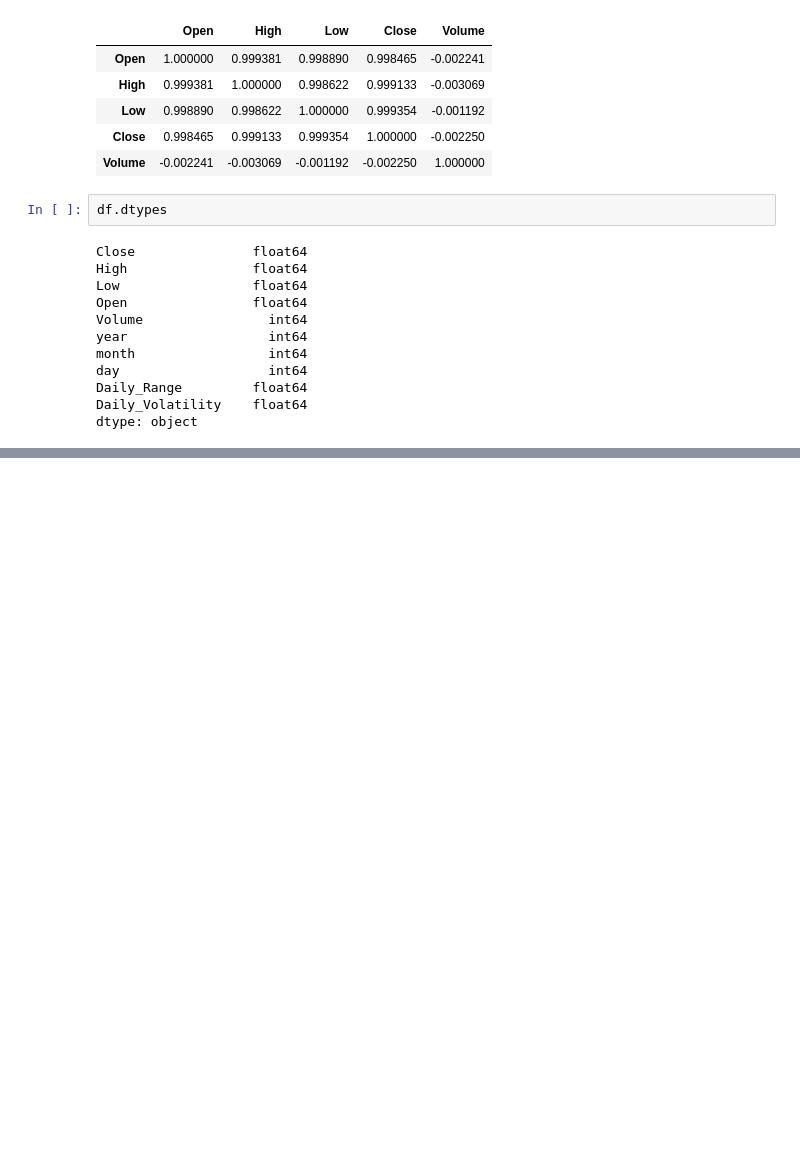
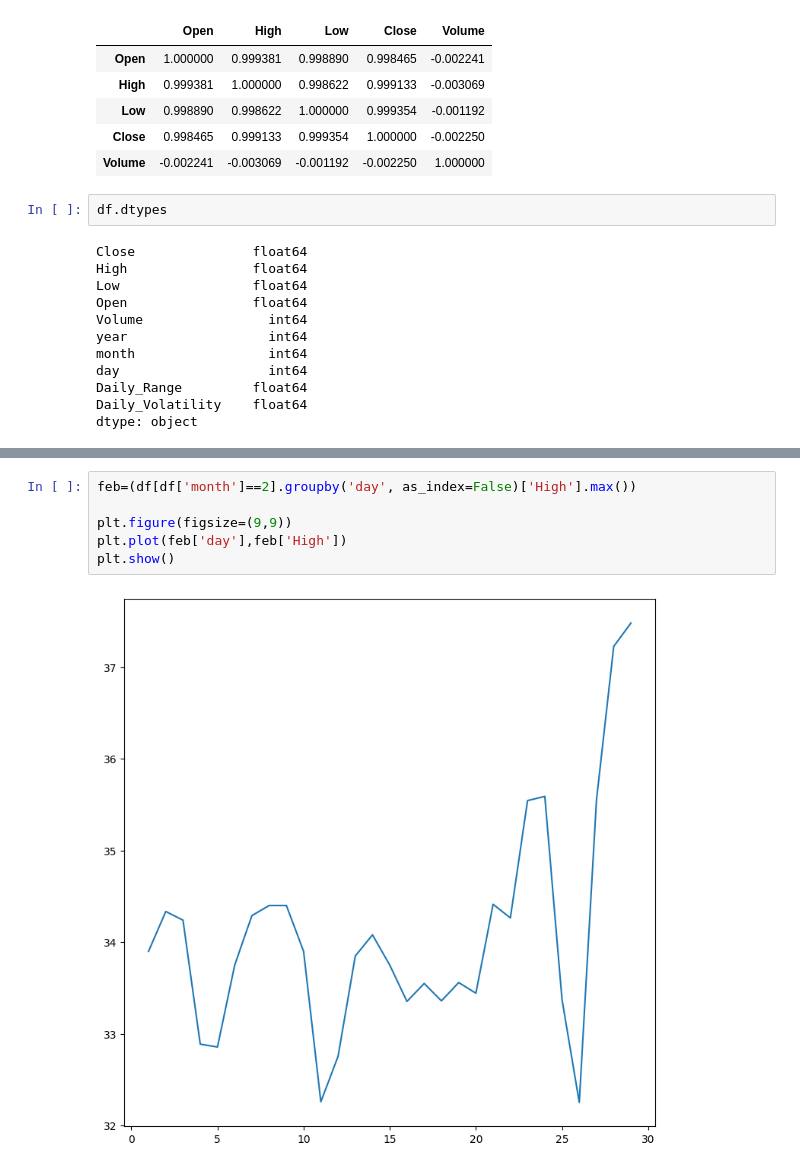
Before and after one commit to mayurimamdi/SilverRatePredAndEDA, a Jupyter notebook: notebook/EDA.ipynb, the cells around one changed output, grey strips where cells are left out. Cells and saved outputs as stored; diff of their text form; blank space fills up the shorter version.

```diff
--- a/notebook/EDA.ipynb
+++ b/notebook/EDA.ipynb
@@ -126,0 +149,8 @@ dtype: object
+# %%
+feb=(df[df['month']==2].groupby('day', as_index=False)['High'].max())
+
+plt.figure(figsize=(9,9))
+plt.plot(feb['day'],feb['High'])
+plt.show()
+# %% [output]
+[figure, added]
```
Also changed, not shown: parts of 3 cells of this notebook.
